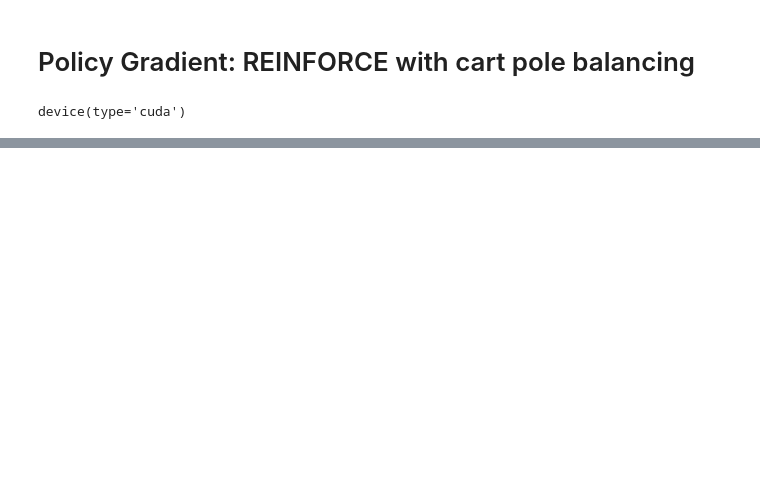
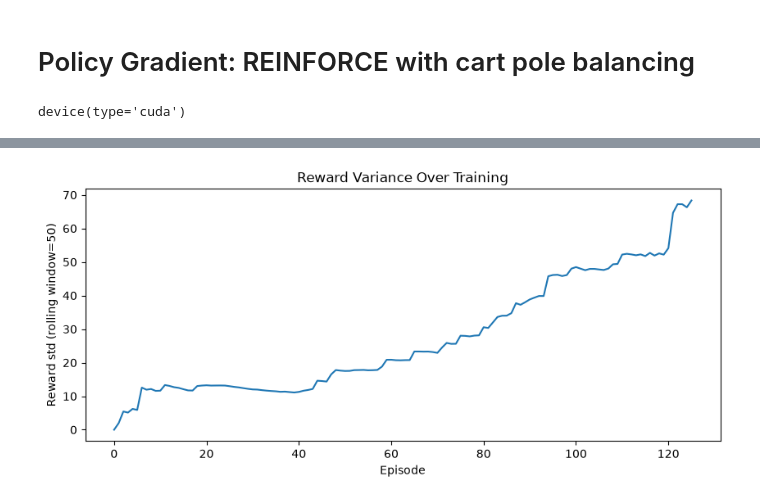
Before and after one commit to amosnyirenda123/Reinforcement-Learning, a Jupyter notebook: notebooks/policy-gradients-reinforce.ipynb, the cells around one changed output, grey strips where cells are left out. Drawn from its saved outputs; the diff is of its cells as text; code cells hidden in the pictures; blank space fills up the shorter version.

```diff
--- a/notebooks/policy-gradients-reinforce.ipynb
+++ b/notebooks/policy-gradients-reinforce.ipynb
@@ -17,17 +17,14 @@ device(type='cuda')
 class PolicyNetwork(nn.Module):
     def __init__(self, state_size, action_size, hidden_size):
         super().__init__()
-        self.state_size = state_size
-        self.action_size = action_size
-        self.hidden_size = hidden_size
-        self.layer1 = nn.Linear(self.state_size, self.hidden_size)
-        self.layer2 = nn.Linear(self.hidden_size, self.hidden_size)
-        self.output = nn.Linear(self.hidden_size, self.action_size)
+        self.layer1 = nn.Linear(state_size, hidden_size)
+        self.layer2 = nn.Linear(hidden_size, hidden_size)
+        self.output = nn.Linear(hidden_size, action_size)
 
     def forward(self, x):
         x = F.relu(self.layer1(x))
         x = F.relu(self.layer2(x))
-        return F.softmax(self.output(x), dim=-1)
+        return F.log_softmax(self.output(x), dim=-1)  # log-probs, numerically stable
 # %%
 class CartPoleAgent:
     def __init__(self, state_size, action_size, hidden_size, learning_rate, gamma):
@@ -75,0 +215,13 @@ class CartPoleAgent:
+# %%
+# rolling reward variance
+
+window = 50
+rolling_std = np.array([np.std(rewards_arr[max(0,i-window):i+1]) for i in range(len(rewards_arr))])
+plt.figure(figsize=(10, 4))
+plt.plot(episodes_arr, rolling_std)
+plt.xlabel('Episode')
+plt.ylabel('Reward std (rolling window=50)')
+plt.title('Reward Variance Over Training')
+plt.show()
+# %% [output]
+[figure, added]
```
Also changed, not shown: parts of 4 cells of this notebook.
